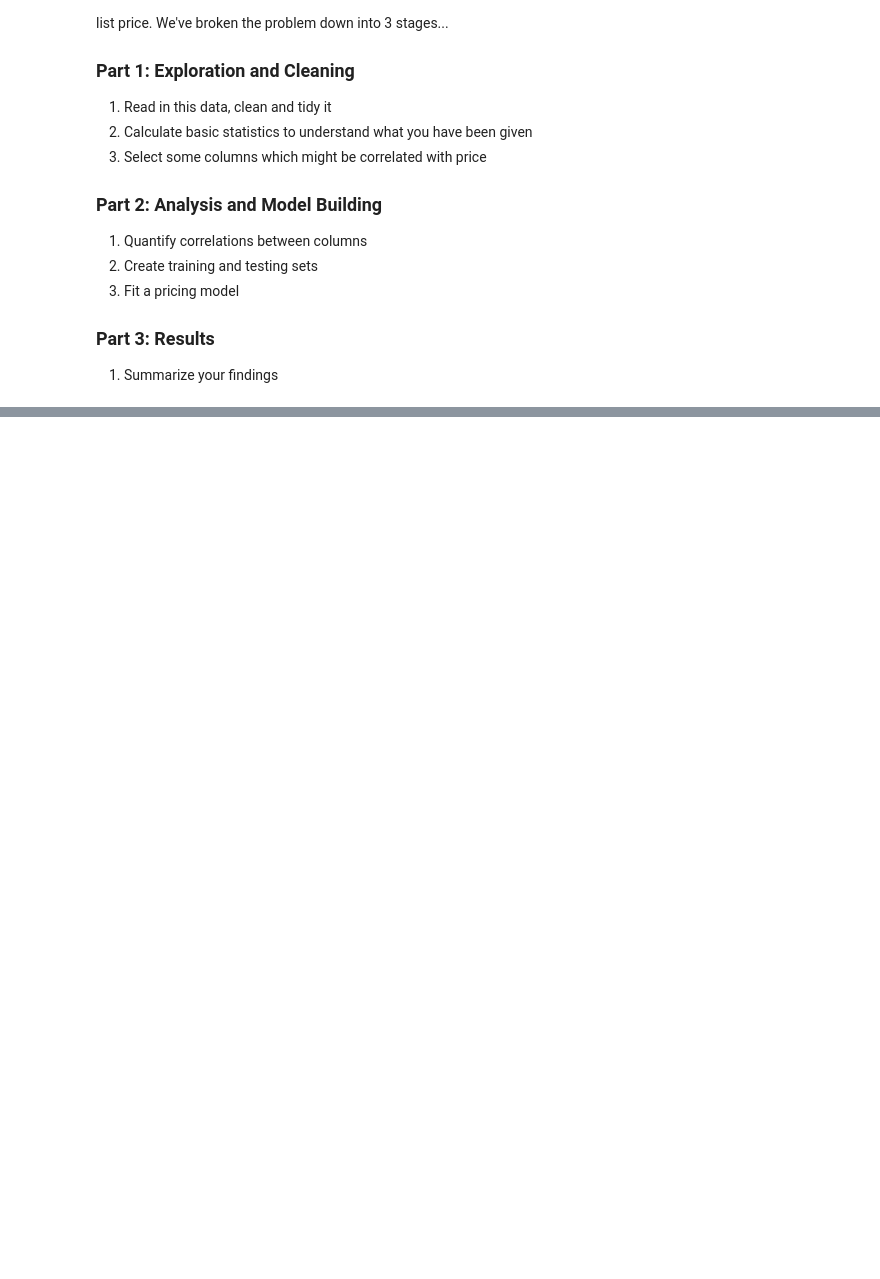
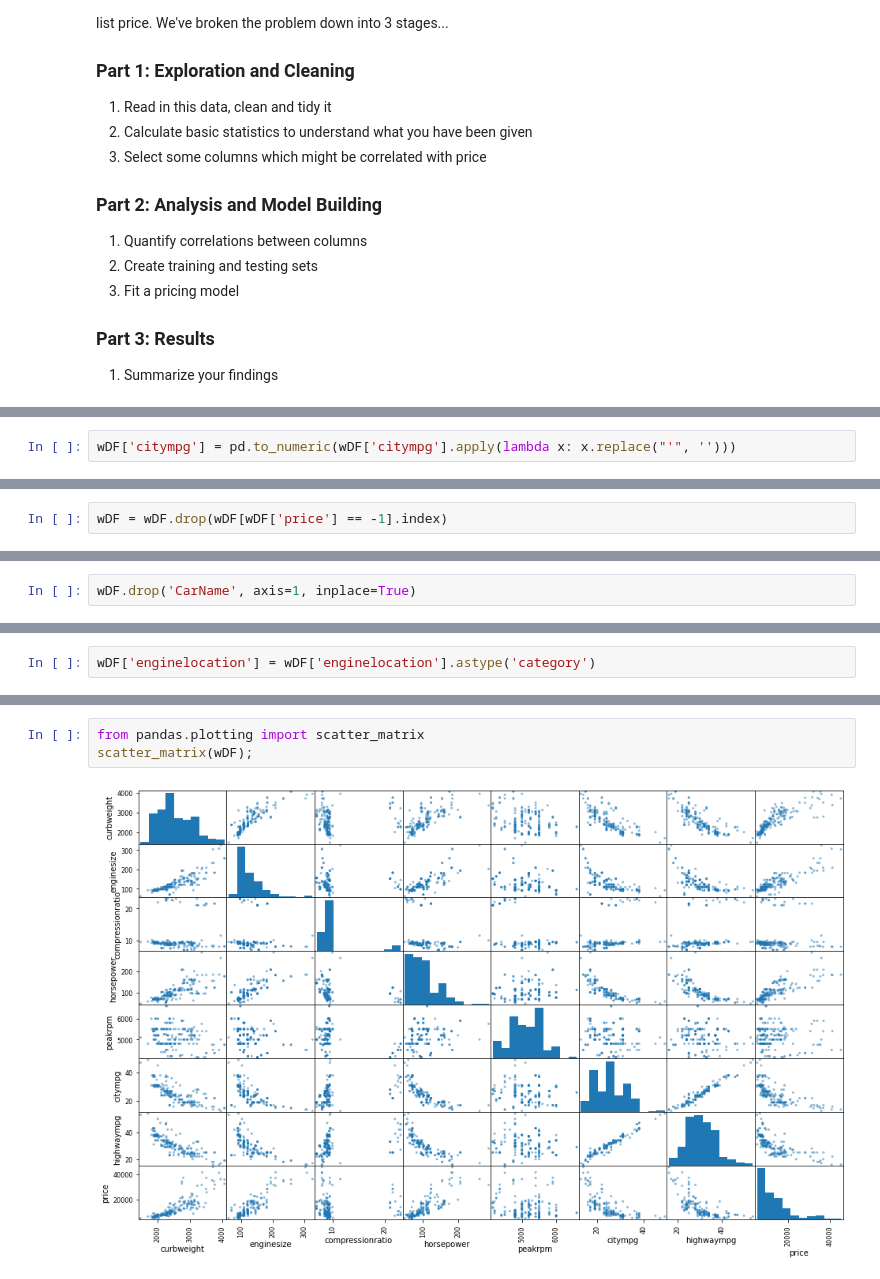
Before and after one commit to ianabc/m2pi2022, a Jupyter notebook: ProblemSession/CarPricing/CarPricing.ipynb, the cells around one changed output, grey strips where cells are left out. Saved outputs shown, nothing was run; the diff lists cells and outputs as text; blank space fills up the shorter version.

```diff
--- a/ProblemSession/CarPricing/CarPricing.ipynb
+++ b/ProblemSession/CarPricing/CarPricing.ipynb
@@ -49,0 +83,2 @@ wDF = pd.read_csv(
+# %%
+wDF['citympg'] = pd.to_numeric(wDF['citympg'].apply(lambda x: x.replace("'", '')))
@@ -49,0 +108,2 @@ wDF = pd.read_csv(
+# %%
+wDF = wDF.drop(wDF[wDF['price'] == -1].index)
@@ -49,0 +137,2 @@ wDF = pd.read_csv(
+# %%
+wDF.drop('CarName', axis=1, inplace=True)
@@ -49,0 +141,2 @@ wDF = pd.read_csv(
+# %%
+wDF['enginelocation'] = wDF['enginelocation'].astype('category')
@@ -49,0 +164,5 @@ wDF = pd.read_csv(
+# %%
+from pandas.plotting import scatter_matrix
+scatter_matrix(wDF);
+# %% [output]
+[figure, added]
```
Also changed, not shown: parts of 89 cells of this notebook, 1 other file.
